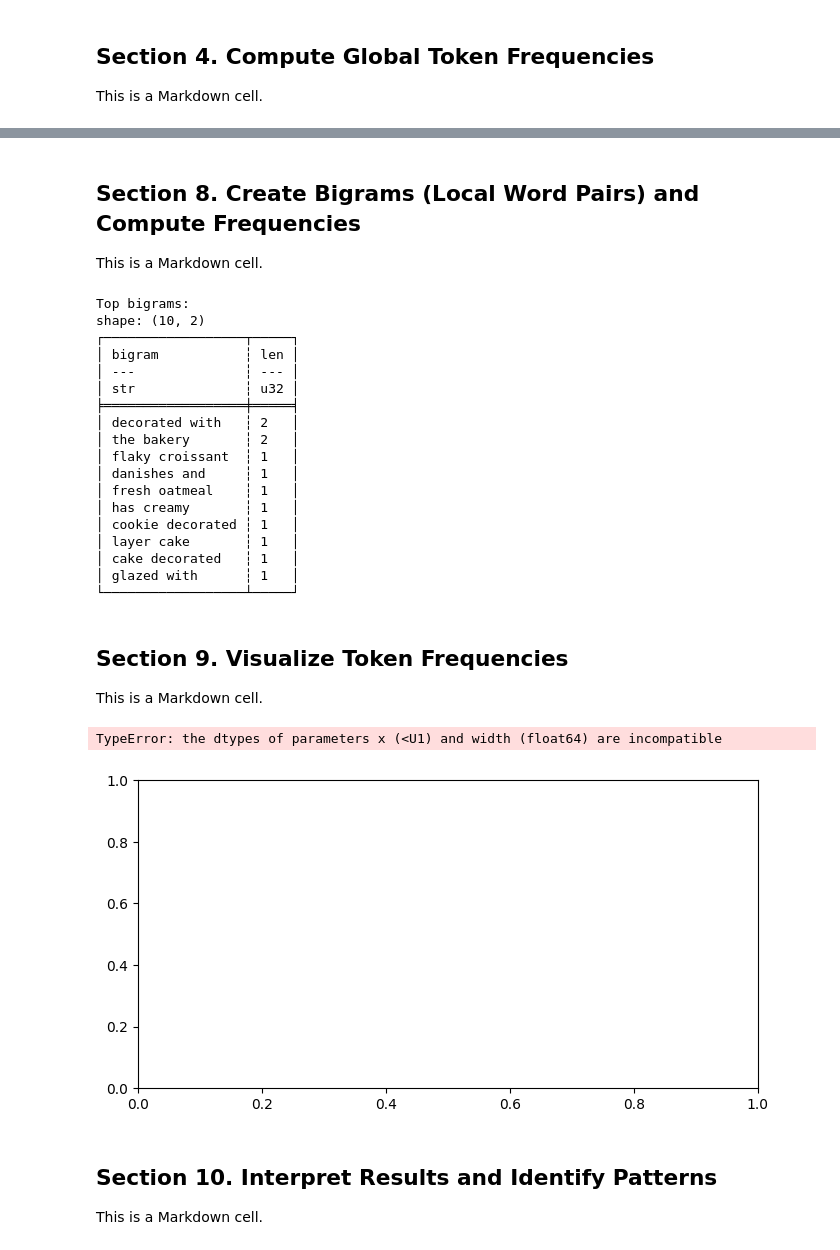
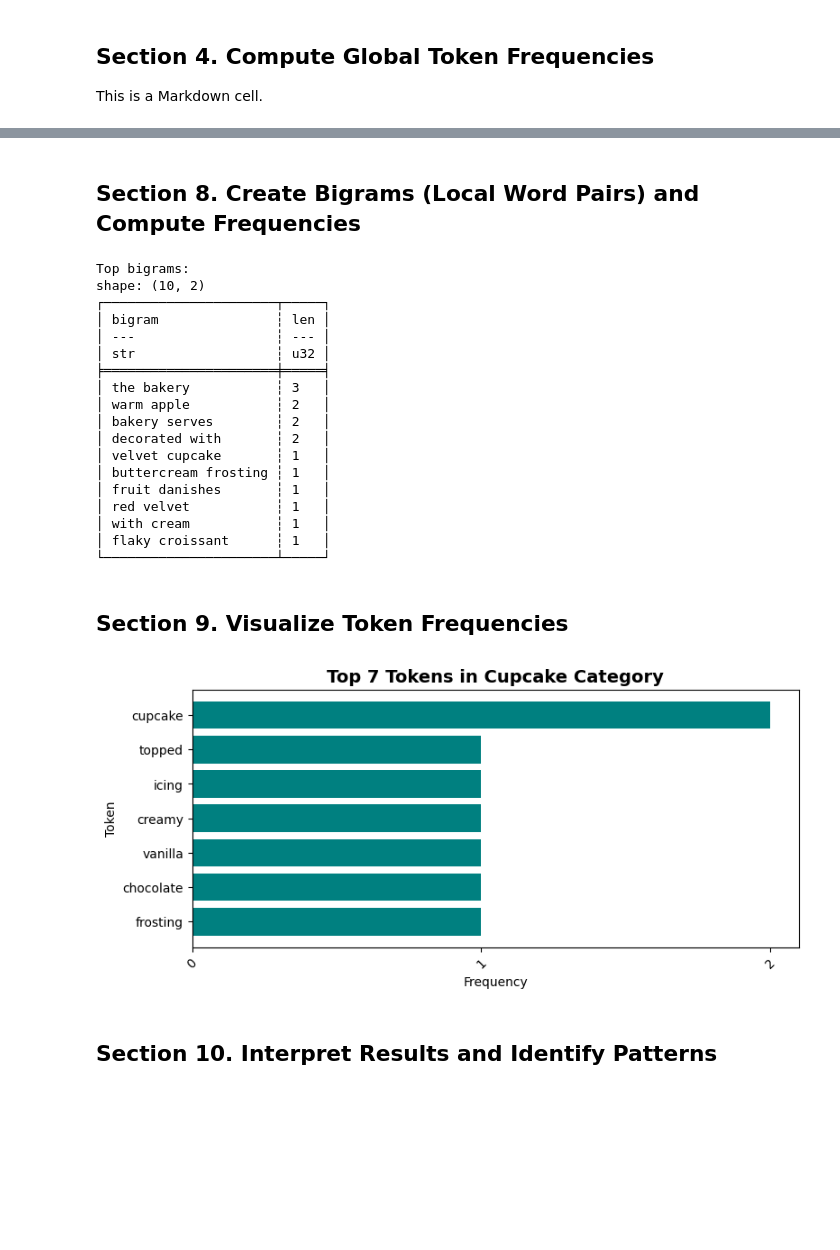
Before and after one commit to ssowers2/nlp-03-text-exploration, a Jupyter notebook: notebooks/nlp_corpus_explore_sowers.ipynb, the cells around one changed output, grey strips where cells are left out. Drawn from its saved outputs; the diff is of its cells as text; code cells hidden in the pictures; blank space fills up the shorter version.

Commit message:
Add bakery corpus, implement stopword filtering, update cupcake visualization, and revise README and src file attempt 3

```diff
--- a/notebooks/nlp_corpus_explore_sowers.ipynb
+++ b/notebooks/nlp_corpus_explore_sowers.ipynb
@@ -150,9 +146,11 @@ corpus = [
     {"category": "cake", "text": "A birthday cake is decorated with pink frosting."},
     {"category": "cake", "text": "The layer cake is filled with strawberry cream."},
     {"category": "cake", "text": "A lemon cake is glazed with sweet icing."},
+    {"category": "pie", "text": "A strawberry pie has a flaky buttery crust."},
+    {"category": "pie", "text": "A warm apple pie is baked with cinnamon and sugar."},
     {
         "category": "pie",
-        "text": "A strawberry pie is a popular pastry that has a flaky buttery crust.",
+        "text": "The bakery serves fresh blueberry pie with a golden crust.",
     },
 ]
 
@@ -417,7 +416,5 @@ Context for 'truck':
 # %% [markdown]
 ## Section 8. Create Bigrams (Local Word Pairs) and Compute Frequencies
-
-This is a Markdown cell.
 # %%
 # Section 8 Python cell
 
@@ -456,59 +453,58 @@ print(bigram_freq_df.head(10))
 # %% [output]
 Top bigrams:
 shape: (10, 2)
-┌──────────────────┬─────┐
-│ bigram           ┆ len │
-│ ---              ┆ --- │
-│ str              ┆ u32 │
-╞══════════════════╪═════╡
-│ decorated with   ┆ 2   │
-│ the bakery       ┆ 2   │
-│ flaky croissant  ┆ 1   │
-│ danishes and     ┆ 1   │
-│ fresh oatmeal    ┆ 1   │
-│ has creamy       ┆ 1   │
-│ cookie decorated ┆ 1   │
-│ layer cake       ┆ 1   │
-│ cake decorated   ┆ 1   │
-│ glazed with      ┆ 1   │
-└──────────────────┴─────┘
+┌──────────────────────┬─────┐
+│ bigram               ┆ len │
+│ ---                  ┆ --- │
+│ str                  ┆ u32 │
+╞══════════════════════╪═════╡
+│ the bakery           ┆ 3   │
+│ warm apple           ┆ 2   │
+│ bakery serves        ┆ 2   │
+│ decorated with       ┆ 2   │
+│ velvet cupcake       ┆ 1   │
+│ buttercream frosting ┆ 1   │
+│ fruit danishes       ┆ 1   │
+│ red velvet           ┆ 1   │
+│ with cream           ┆ 1   │
+│ flaky croissant      ┆ 1   │
+└──────────────────────┴─────┘
 # %% [markdown]
 ## Section 9. Visualize Token Frequencies
-
-This is a Markdown cell.
 # %%
 # Section 9 Python cell
 
 # Define a new DataFrame that filters the category frequency DataFrame
 # to get the top 5 tokens for the "dog" category.
-dog_df = category_freq_df.filter(pl.col("category") == "dog").head(5)
+bakery_df = category_freq_df.filter(pl.col("category") == "cupcake").sort("len").tail(7)
+
 
 # Create a figure that is 8 inches wide and 4 inches tall
 plt.figure(figsize=(8, 4))
 
 # Add a bar chart to the figure using the tokens as the x-axis and their frequencies as the y-axis.
-plt.bar(dog_df["token"], dog_df["len"])
+# Horizontal bar chart with teal color instead
+plt.barh(bakery_df["token"], bakery_df["len"], color="teal")
 
 # Define the x-axis tick parameters to rotate the labels by 45 degrees for better readability.
 # The gca() function gets the current axes of the plot, and tick_params() is used to set the rotation of the x-axis labels.
 ax = plt.gca()
 ax.tick_params(axis="x", labelrotation=45)
 
 # Set the title and labels for the axes of the plot.
-plt.title("Case Example: Top Tokens (Dog Category)")
-plt.xlabel("Token")
-plt.ylabel("Frequency")
+plt.title("Top 7 Tokens in Cupcake Category", fontsize=14, fontweight="bold")
+plt.xlabel("Frequency")
+plt.ylabel("Token")
 
 # Adjust the layout of the plot to prevent overlap and ensure everything fits well.
 plt.tight_layout()
 
+plt.xticks([0, 1, 2])
+
 # Display the plot on the screen.
 # The execution of the script will pause until the plot window is closed.
 plt.show()
 # %% [output]
-TypeError: the dtypes of parameters x (<U1) and width (float64) are incompatible
-[figure, old version]
+[figure, new version]
 # %% [markdown]
 ## Section 10. Interpret Results and Identify Patterns
-
-This is a Markdown cell.
```
Also changed, not shown: parts of 16 cells of this notebook, 4 other files.
